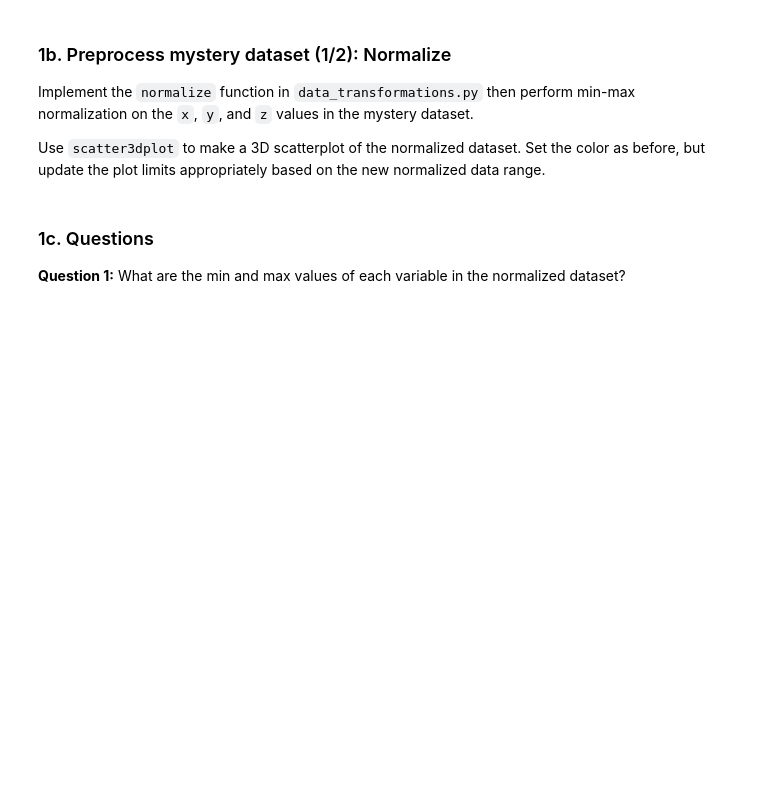
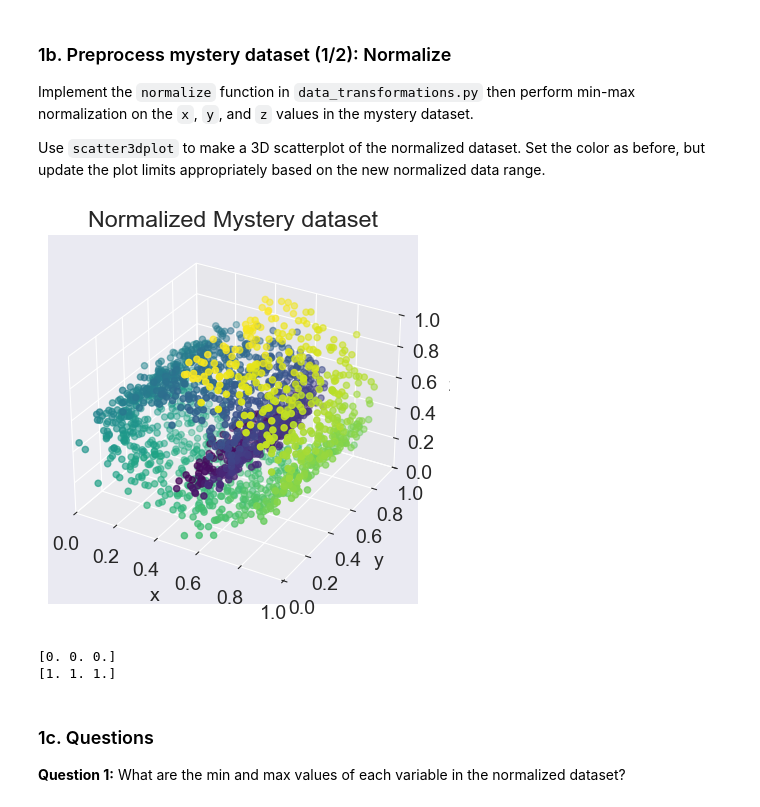
Before and after one commit to LLLgoyour/cs252, a Jupyter notebook: project/p4/data_transformations.ipynb, the cells around one changed output. Drawn from its saved outputs; the diff is of its cells as text; code cells hidden in the pictures; blank space fills up the shorter version.

```diff
--- a/project/p4/data_transformations.ipynb
+++ b/project/p4/data_transformations.ipynb
@@ -67,3 +100,22 @@ Use `scatter3dplot` to make a 3D scatterplot of the normalized dataset. Set the
+# %%
+# YOUR CODE HERE
+normalized_ndarray = normalize(ndarray)
+
+normalized_lims = (0, 1)
+scatter3dplot(
+    data_xyz=normalized_ndarray,
+    color=color,
+    headers=['x', 'y', 'z'],
+    title='Normalized Mystery dataset',
+    lims=normalized_lims,
+)
+
+print(normalized_ndarray.min(axis=0))
+print(normalized_ndarray.max(axis=0))
+# %% [output]
+[figure, added]
+[0. 0. 0.]
+[1. 1. 1.]
 # %% [markdown]
 ### 1c. Questions
 
```
Also changed, not shown: parts of 30 cells of this notebook, 2 other files.
